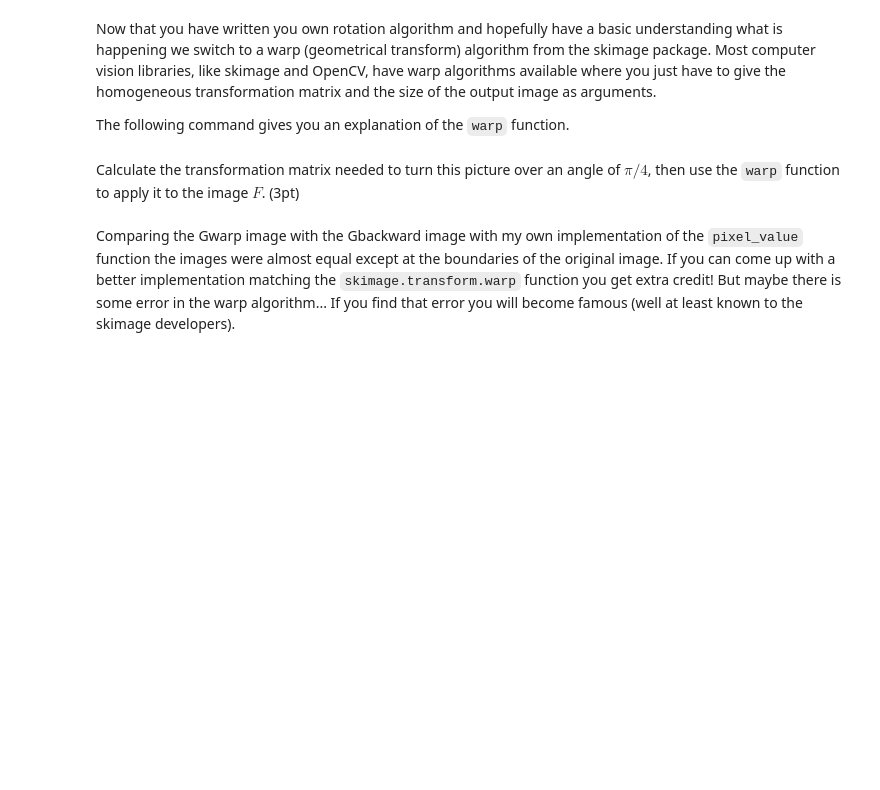
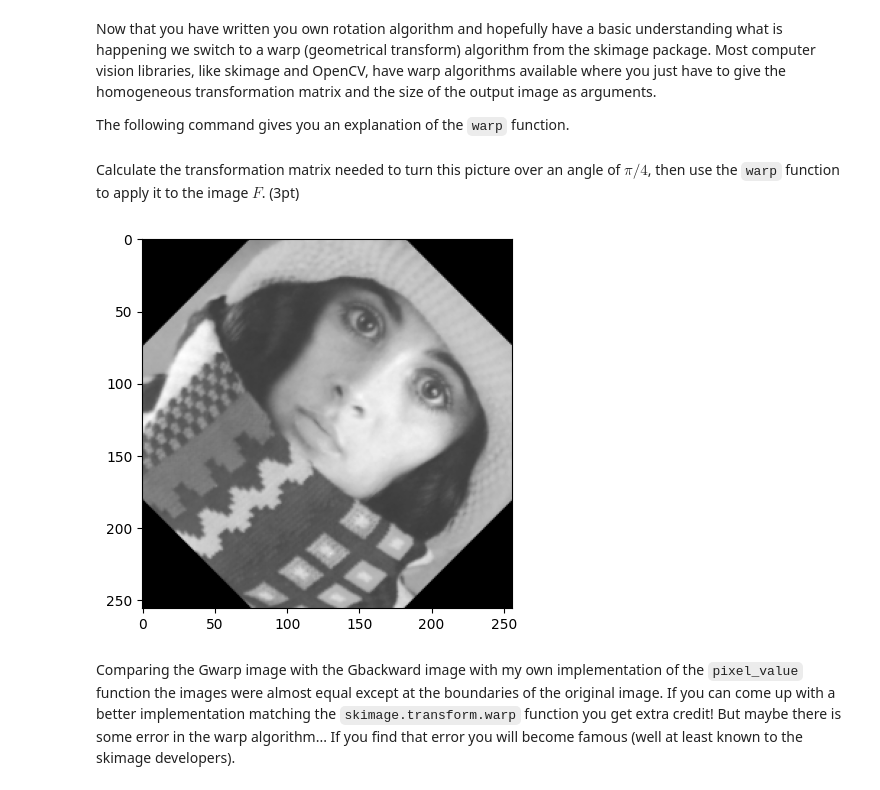
Before and after one commit to valentinaslisser/mlandmlops, a Jupyter notebook: 2_geometric_transformations.ipynb, the cells around one changed output. Saved outputs shown, nothing was run; the diff lists cells and outputs as text; code cells hidden in the pictures; blank space fills up the shorter version.

```diff
--- a/2_geometric_transformations.ipynb
+++ b/2_geometric_transformations.ipynb
@@ -96,3 +74,8 @@ def pixel_value(F, y, x, interpolation_method='nearest',
+# %%
+def pixel_value(F, y, x, interpolation_method='nearest',
+                border_method='constant', cval=0):
+
+    H, W = F.shape[:2]
 # %% [markdown]
 We will test this function on a simple very small version of a standard image ``trui.png``. The code below tries to read the image from the directory where this notebook is stored. If the file can't be read an exception is thrown and caught. Then the file is downloaded from the computer vision web pages and again the file is read.
 # %% [markdown]
@@ -283,22 +322,31 @@ The following command gives you an explanation of the `warp` function.
 #warp?
 # %% [markdown]
 Calculate the transformation matrix needed to turn this picture over an angle of $\pi/4$, then use the `warp` function to apply it to the image $F$. (3pt)
-# %%
-# First calculate the transformation matrix transform_matrix
-# that the warp function needs (Read the documentation:
-# have you already discovered the ``warp?`` command to
-# show the docstring of the warp function?)
-
-def get_pi_over_4_rotation_matrix(H, W):
-    """
-    Returns the projective transformation matrix that rotates an image of size H x W
-    about its center (H/2, W/2) over an angle of pi/4.
-    """
-    #. Your solution here ...
-
-transform_matrix = get_pi_over_4_rotation_matrix(F.shape[0], F.shape[1])
-Gwarp = warp(F, transform_matrix)
-plt.imshow(Gwarp);
+# %%
+
+def get_pi_over_4_rotation_matrix(H, W):
+
+    halfH, halfW = H / 2, W / 2
+    phi = np.pi / 4
+
+    T = np.array([[1, 0, halfW],
+                  [0, 1, halfH],
+                  [0, 0, 1]])
+
+    cp = np.cos(phi)
+    sp = np.sin(phi)
+    R = np.array([[cp, -sp, 0],
+                  [sp,  cp, 0],
+                  [0,   0,  1]])
+
+    A_fwd = T @ R @ np.linalg.inv(T)
+    return np.linalg.inv(A_fwd)
+
+transform_matrix = get_pi_over_4_rotation_matrix(F.shape[0], F.shape[1])
+Gwarp = warp(F, transform_matrix)
+plt.imshow(Gwarp);
+# %% [output]
+[figure, added]
 # %% [markdown]
 Comparing the Gwarp image with the Gbackward image with my own implementation of the ``pixel_value`` function the images were almost equal except at the boundaries of the original image. If you can come up with a better implementation matching the ``skimage.transform.warp`` function you get extra credit! But maybe there is some error in the warp algorithm... If you find that error you will become famous (well at least known to the skimage developers).
 # %% [markdown]
```
Also changed, not shown: parts of 32 cells of this notebook.
